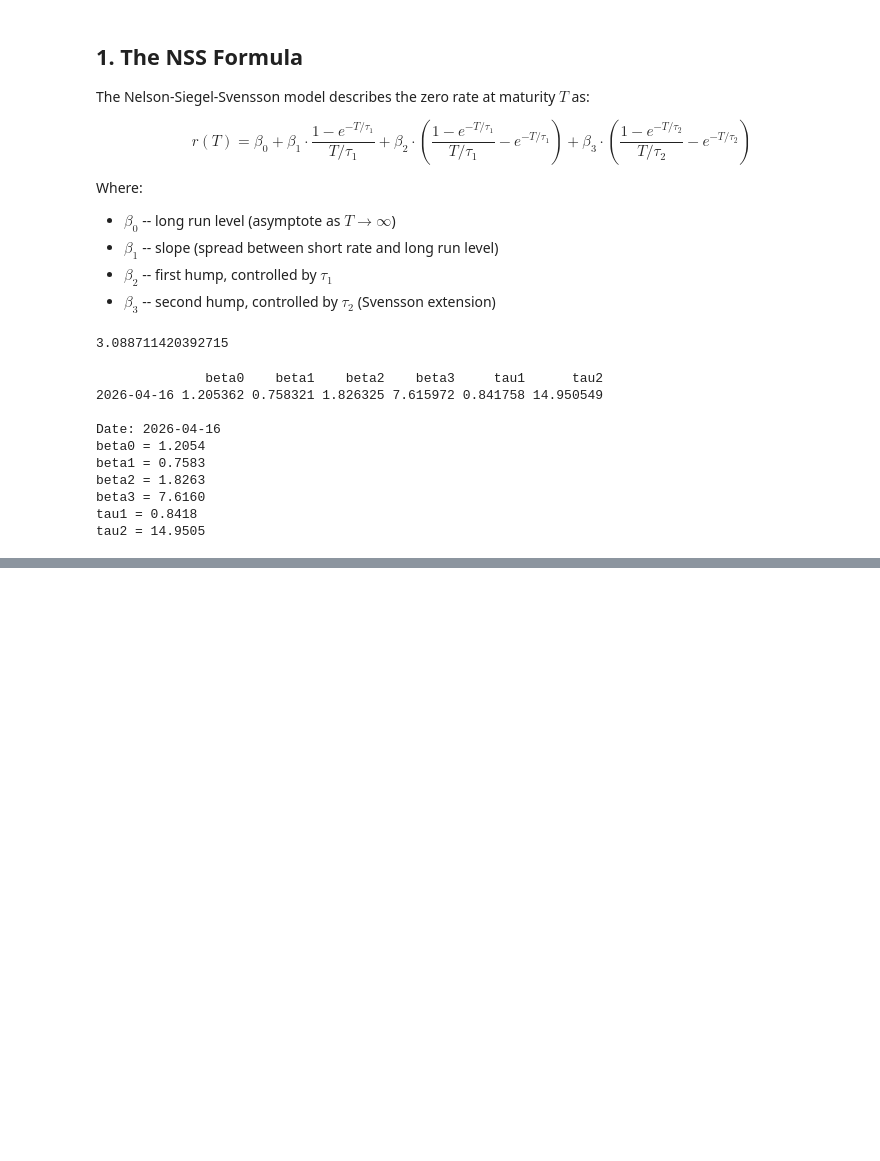
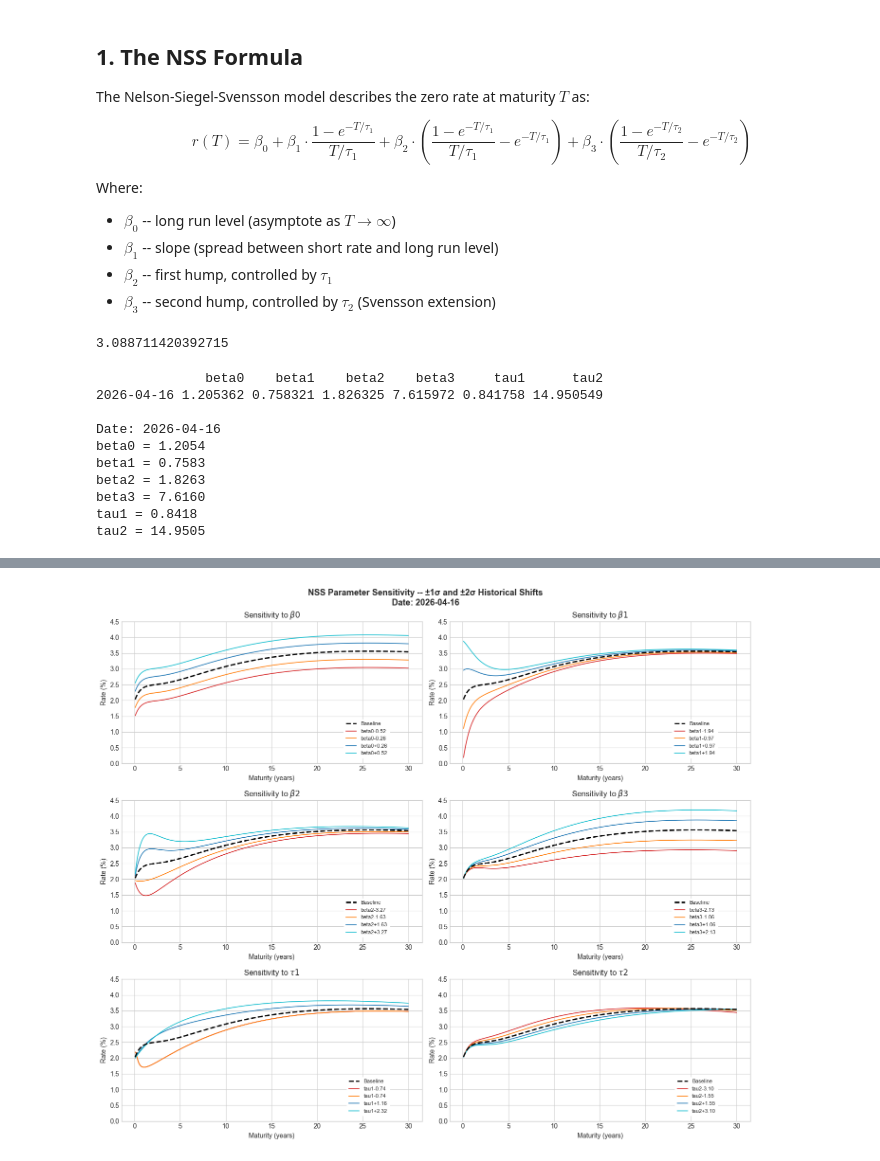
Before and after one commit to mrspatbile/quant-risk-engine, a Jupyter notebook: notebooks/01_yield_curves/01_nss_ecb.ipynb, the cells around one changed output, grey strips where cells are left out. Saved outputs shown, nothing was run; the diff lists cells and outputs as text; code cells hidden in the pictures; blank space fills up the shorter version.

```diff
--- a/notebooks/01_yield_curves/01_nss_ecb.ipynb
+++ b/notebooks/01_yield_curves/01_nss_ecb.ipynb
@@ -159,0 +604,85 @@ plt.show()
+# %%
+# today's parameters as baseline
+base = dict(
+    beta0 = p.beta0,
+    beta1 = p.beta1,
+    beta2 = p.beta2,
+    beta3 = p.beta3,
+    tau1  = p.tau1,
+    tau2  = p.tau2,
+)
+
+# maturity grid
+T = np.linspace(1/12, 30, 360)
+
+# baseline curve
+baseline = nss_zero_rate(T, **base)
+
+# shift sizes: +-1 and +-2 historical standard deviations
+# tau parameters floored at 0.1 years -- strictly positive by construction
+stds = params_hist.std()
+
+def safe_shifts(param, today_val):
+    raw = [-2*stds[param], -1*stds[param], 1*stds[param], 2*stds[param]]
+    if param in ["tau1", "tau2"]:
+        return [max(s, 0.1 - today_val) for s in raw]
+    return raw
+
+shifts = {
+    param: safe_shifts(param, base[param])
+    for param in base.keys()
+}
+
+# print actual shifts applied for transparency
+print("Shifts applied (in parameter units):")
+for param, vals in shifts.items():
+    print(f"  {param}: {[round(v, 3) for v in vals]}")
+
+colors_neg = ["#d62728", "#ff7f0e"]
+colors_pos = ["#1f77b4", "#17becf"]
+
+fig, axes = plt.subplots(3, 2, figsize=(14, 12))
+axes = axes.flatten()
+
+for idx, (param, shift_vals) in enumerate(shifts.items()):
+    ax = axes[idx]
+
+    # baseline
+    ax.plot(T, baseline, color="black", linewidth=2,
+            linestyle="--", label="Baseline", zorder=5)
+
+    # negative shifts
+    for i, s in enumerate([v for v in shift_vals if v < 0]):
+        shocked = base.copy()
+        shocked[param] += s
+        ax.plot(T, nss_zero_rate(T, **shocked),
+                color=colors_neg[i], linewidth=1.2,
+                label=f"{param}{s:+.2f}")
+
+    # positive shifts
+    for i, s in enumerate([v for v in shift_vals if v > 0]):
+        shocked = base.copy()
+        shocked[param] += s
+        ax.plot(T, nss_zero_rate(T, **shocked),
+                color=colors_pos[i], linewidth=1.2,
+                label=f"{param}+{s:.2f}")
+
+    ax.set_title(f"Sensitivity to $\\{param}$" if param.startswith("beta")
+                 else f"Sensitivity to $\\{param}$")
+    ax.set_ylabel("Rate (%)")
+    ax.set_xlabel("Maturity (years)")
+    ax.set_ylim(0, 4.5)
+    ax.legend(fontsize=8, loc="lower right", facecolor="white",
+              frameon=True, framealpha=1, edgecolor="white",
+              bbox_to_anchor=(0.9, 0.02)
+              )
+
+fig.suptitle(
+    "NSS Parameter Sensitivity -- ±1σ and ±2σ Historical Shifts\n"
+    f"Date: {params.index[-1]}",
+    fontsize=13, fontweight="bold"
+)
+
+plt.tight_layout()
+plt.show()
+# %% [output]
@@ -159,0 +696 @@ plt.show()
+[figure, added]
```
Also changed, not shown: parts of 23 cells of this notebook.
